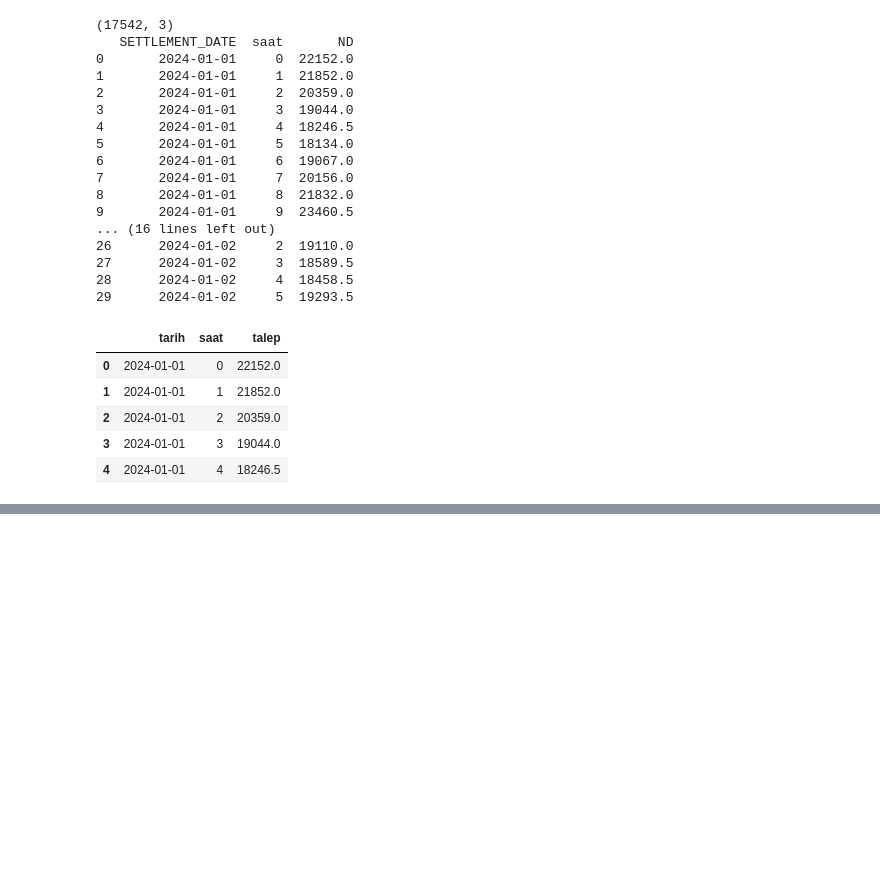
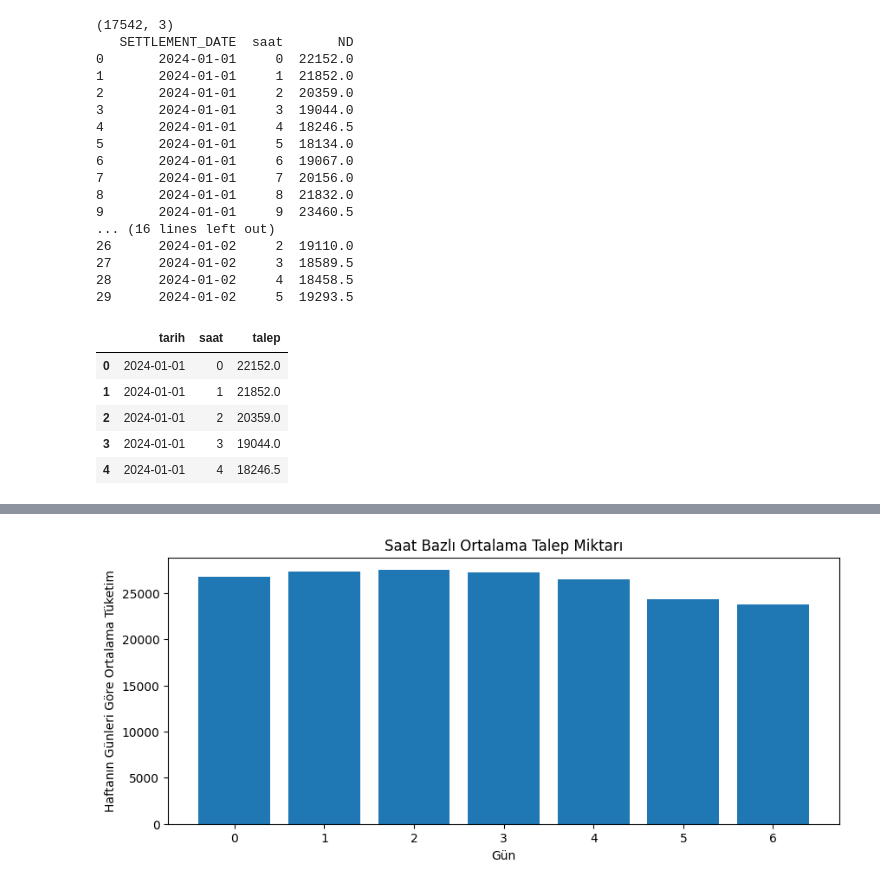
Before and after one commit to europecodingschool/ECS---VB---YZ---08.26, a Jupyter notebook: VB_YZ_Ders_20_.ipynb, the cells around one changed output, grey strips where cells are left out. Saved outputs shown, nothing was run; the diff lists cells and outputs as text; code cells hidden in the pictures; blank space fills up the shorter version.

```diff
--- a/VB_YZ_Ders_20_.ipynb
+++ b/VB_YZ_Ders_20_.ipynb
@@ -147,0 +187,12 @@ veri.head()
+# %%
+# gün ortalaması alın. hangi günlerde tüketim fazla bunu grafikleştir. bar.
+gun_ort = veri.groupby("gun")["talep"].mean()
+
+plt.figure(figsize=(10,4))
+plt.bar(gun_ort.index, gun_ort.values)
+plt.xlabel("Gün")
+plt.ylabel("Haftanın Günleri Göre Ortalama Tüketim")
+plt.title("Saat Bazlı Ortalama Talep Miktarı")
+plt.show()
+# %% [output]
+[figure, added]
```
Also changed, not shown: parts of 3 cells of this notebook.
